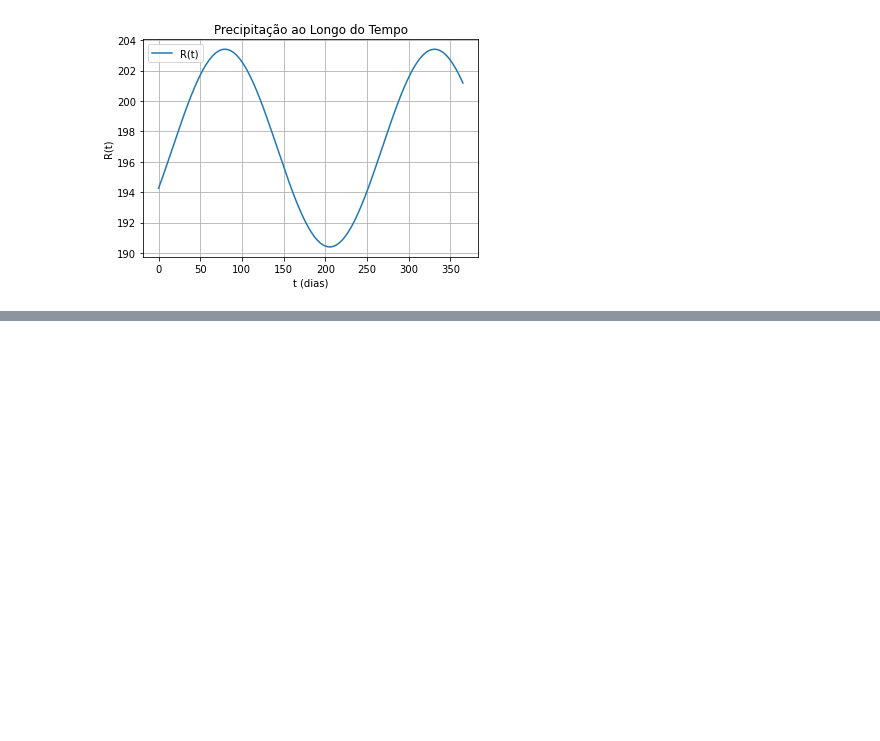
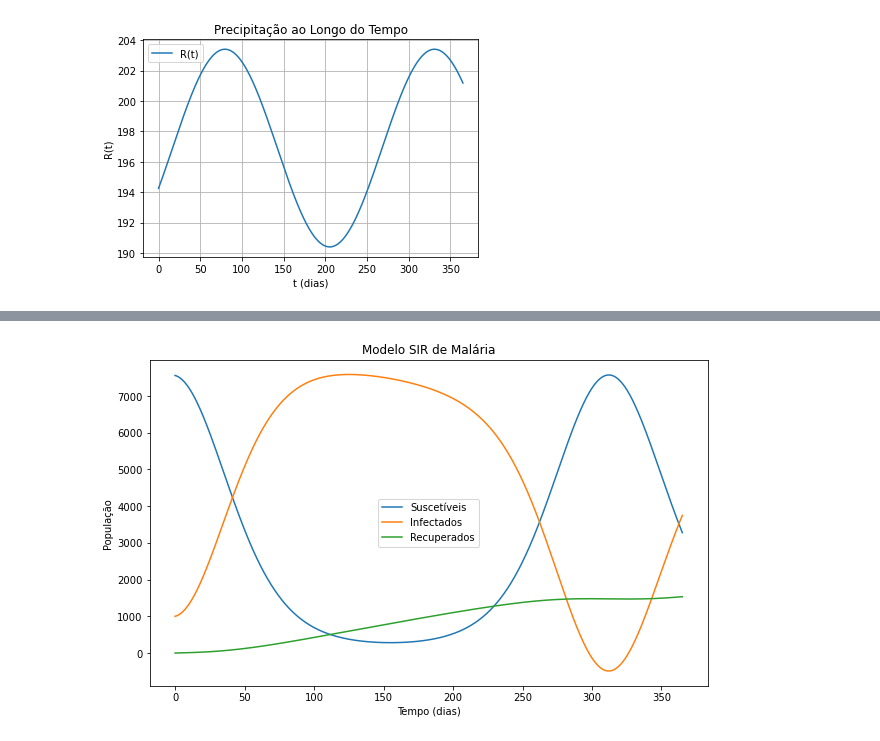
Before and after one commit to RaphaLevy/TCC, a Jupyter notebook: Modelagem/Testes-Temperatura e Precipitação.ipynb, the cells around one changed output, grey strips where cells are left out. Drawn from its saved outputs; the diff is of its cells as text; code cells hidden in the pictures; blank space fills up the shorter version.

```diff
--- a/Modelagem/Testes-Temperatura e Precipitação.ipynb
+++ b/Modelagem/Testes-Temperatura e Precipitação.ipynb
@@ -130,0 +230,9 @@ plt.show()
+# %%
+args = (T1, T2, omega1, phi1, R1, R2, omega2, phi2,
+                   B_E, p_ME, p_ML, p_MP, tau_E, tau_P, c1, c2,
+                   D1, b1, A, B, C, b2, tau_H, DD, Tmin, gamma, R_L,
+                   N, M, I_M0, I_H0)
+
+t_eval = np.linspace(0, 365, 1000)  # Avalia a solução em 1000 pontos entre 0 e 365
+sol = solve_ivp(lotkavolterra, [0, 365], [S_H0, I_H0, 0], args=args, dense_output=True, t_eval=t_eval, method="DOP853")
+sol
@@ -130,0 +257,3 @@ plt.show()
+# %%
+times = sol.t
+S, I, R = sol.y
@@ -130,0 +280,15 @@ plt.show()
+# %%
+plt.figure(figsize=(10, 6))
+plt.plot(times, S, label='Suscetíveis')
+plt.plot(times, I, label='Infectados')
+plt.plot(times, R, label='Recuperados')
+
+plt.xlabel('Tempo (dias)')
+plt.ylabel('População')
+plt.title('Modelo SIR de Malária')
+
+plt.legend()
+
+plt.show()
+# %% [output]
+[figure, added]
```
Also changed, not shown: parts of 27 cells of this notebook.
